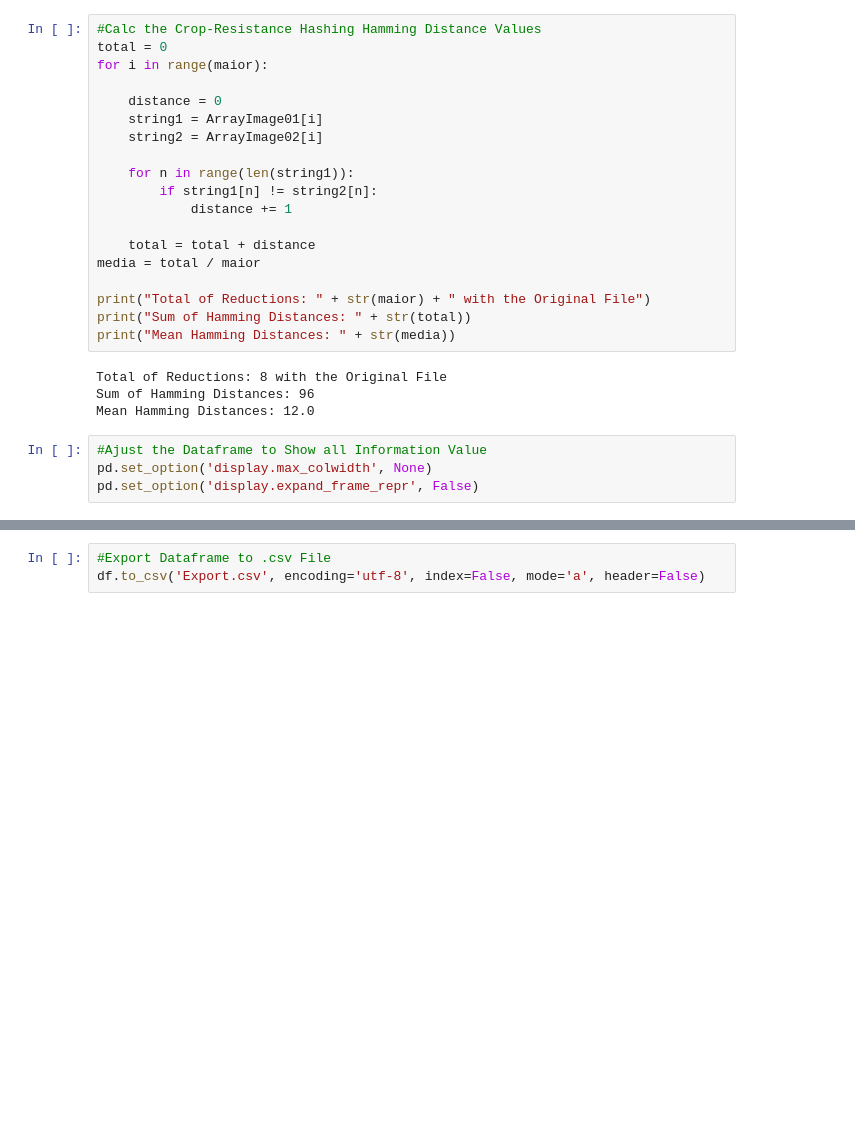
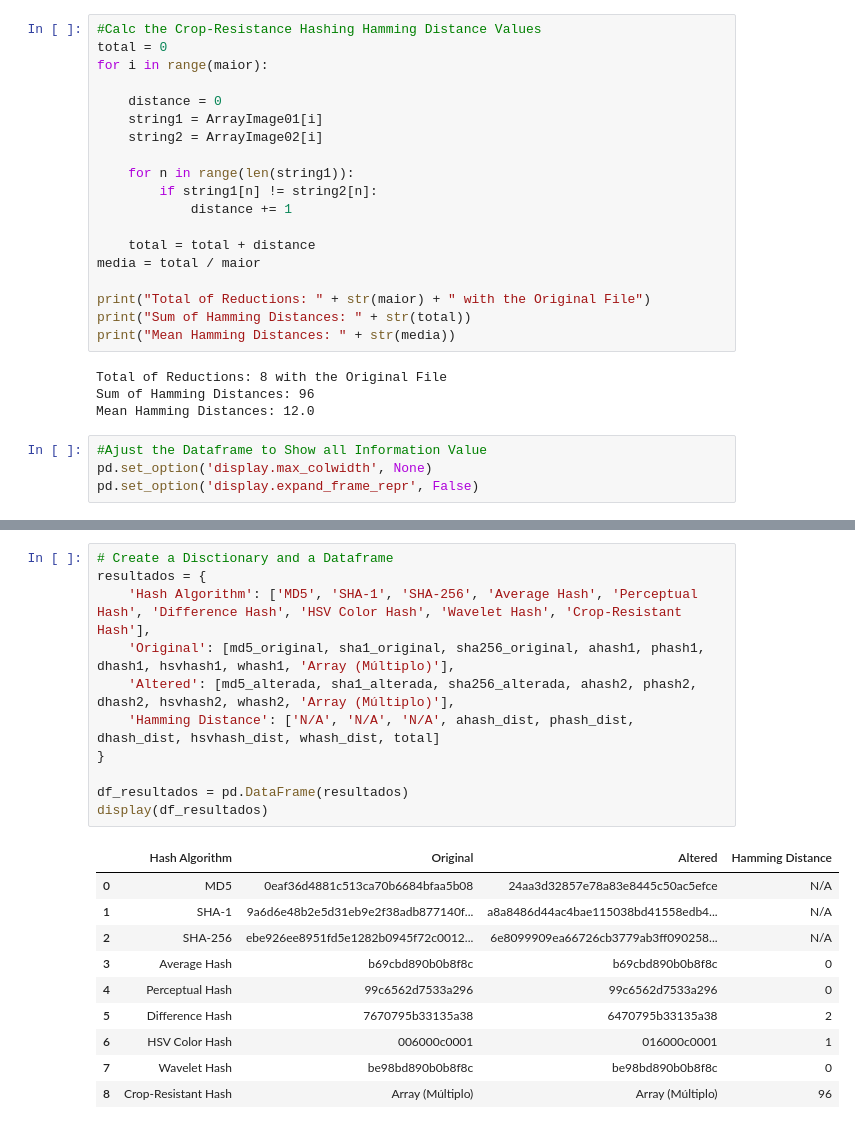
Before and after one commit to jrafa1607/Evaluation-of-Perceptual-Hash-Algorithms, a Jupyter notebook: Perceptual Hashing Evaluation.ipynb, the cells around one changed output, grey strips where cells are left out. Saved outputs shown, nothing was run; the diff lists cells and outputs as text; blank space fills up the shorter version.

```diff
--- a/Perceptual Hashing Evaluation.ipynb
+++ b/Perceptual Hashing Evaluation.ipynb
@@ -230,3 +207,22 @@ df
-# %%
-#Export Dataframe to .csv File
-df.to_csv('Export.csv', encoding='utf-8', index=False, mode='a', header=False)
+# %%
+# Create a Disctionary and a Dataframe
+resultados = {
+    'Hash Algorithm': ['MD5', 'SHA-1', 'SHA-256', 'Average Hash', 'Perceptual Hash', 'Difference Hash', 'HSV Color Hash', 'Wavelet Hash', 'Crop-Resistant Hash'],
+    'Original': [md5_original, sha1_original, sha256_original, ahash1, phash1, dhash1, hsvhash1, whash1, 'Array (Múltiplo)'],
+    'Altered': [md5_alterada, sha1_alterada, sha256_alterada, ahash2, phash2, dhash2, hsvhash2, whash2, 'Array (Múltiplo)'],
+    'Hamming Distance': ['N/A', 'N/A', 'N/A', ahash_dist, phash_dist, dhash_dist, hsvhash_dist, whash_dist, total]
+}
+
+df_resultados = pd.DataFrame(resultados)
+display(df_resultados)
+# %% [output]
+|  | Hash Algorithm | Original | Altered | Hamming Distance |
+| 0 | MD5 | 0eaf36d4881c513ca70b6684bfaa5b08 | 24aa3d32857e78a83e8445c50ac5efce | N/A |
+| 1 | SHA-1 | 9a6d6e48b2e5d31eb9e2f38adb877140f... | a8a8486d44ac4bae115038bd41558edb4... | N/A |
+| 2 | SHA-256 | ebe926ee8951fd5e1282b0945f72c0012... | 6e8099909ea66726cb3779ab3ff090258... | N/A |
+| 3 | Average Hash | b69cbd890b0b8f8c | b69cbd890b0b8f8c | 0 |
+| 4 | Perceptual Hash | 99c6562d7533a296 | 99c6562d7533a296 | 0 |
+| 5 | Difference Hash | 7670795b33135a38 | 6470795b33135a38 | 2 |
+| 6 | HSV Color Hash | 006000c0001 | 016000c0001 | 1 |
+| 7 | Wavelet Hash | be98bd890b0b8f8c | be98bd890b0b8f8c | 0 |
+| 8 | Crop-Resistant Hash | Array (Múltiplo) | Array (Múltiplo) | 96 |
```
Also changed, not shown: parts of 19 cells of this notebook.
